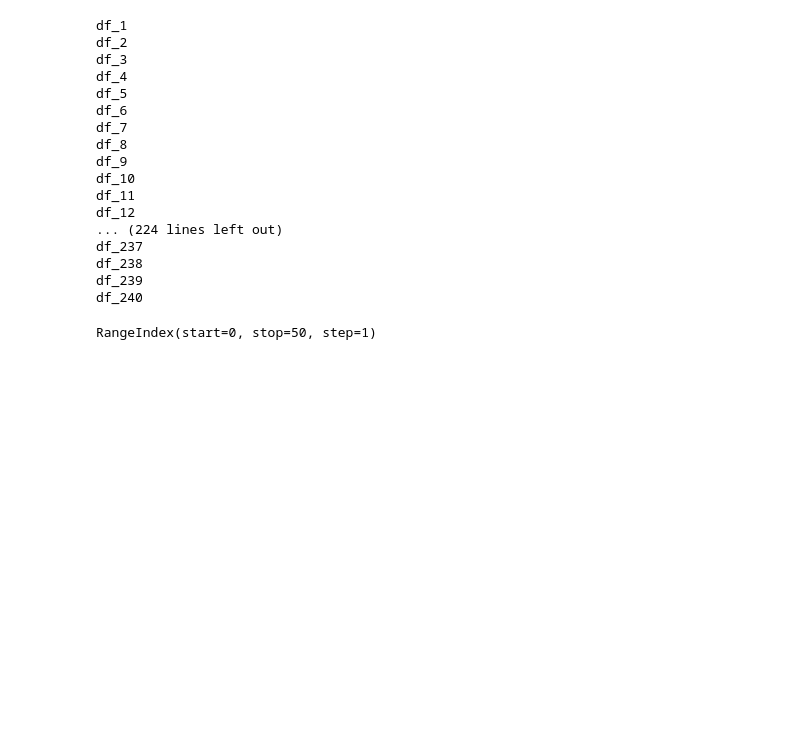
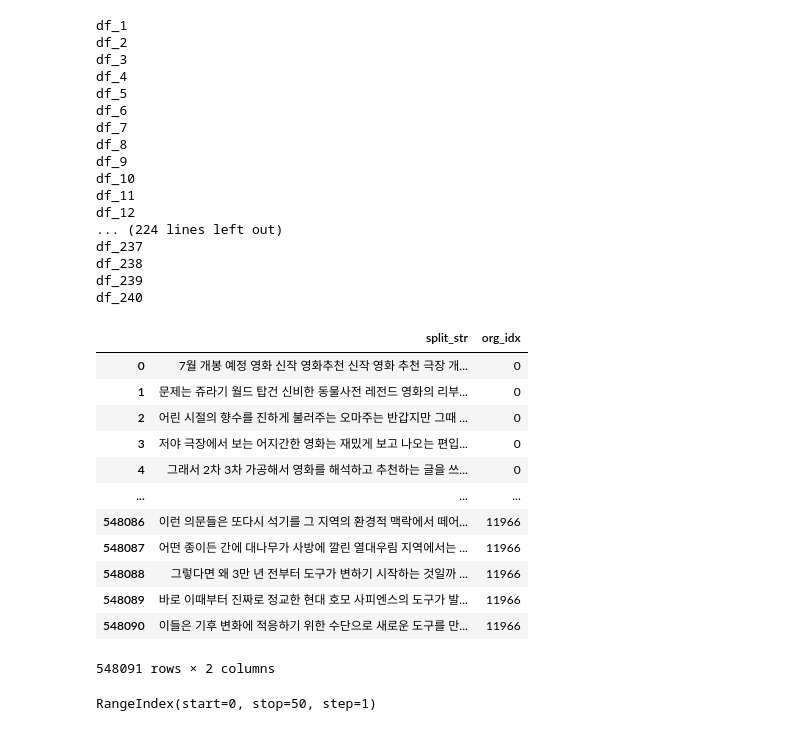
Before and after one commit to DDalaDDula/NIFoS, a Jupyter notebook: 문화/한글_텍스트_전처리/한글_텍스트_전처리_5월(불용어_제거_및_문장분리).ipynb, the cells around one changed output. Saved outputs shown, nothing was run; the diff lists cells and outputs as text; code cells hidden in the pictures; blank space fills up the shorter version.

```diff
--- a/문화/한글_텍스트_전처리_6월(불용어_제거_및_문장분리).ipynb
+++ b/문화/한글_텍스트_전처리/한글_텍스트_전처리_5월(불용어_제거_및_문장분리).ipynb
@@ -118,6 +118,21 @@ df_240
 # %%
-df2 = pd.read_csv("./나무문화/2022/나무문화_본문_6월_전처리.csv", encoding='UTF-8')
+import pandas as pd
+df2 = pd.read_csv("../dataset/2022/본문_전처리/나무문화_본문_5월_전처리.csv", encoding='UTF-8')
 df2
+# %% [output]
+|  | split_str | org_idx |
+| 0 | 7월 개봉 예정 영화 신작 영화추천 신작 영화 추천 극장 개... | 0 |
+| 1 | 문제는 쥬라기 월드 탑건 신비한 동물사전 레전드 영화의 리부... | 0 |
+| 2 | 어린 시절의 향수를 진하게 불러주는 오마주는 반갑지만 그때 ... | 0 |
+| 3 | 저야 극장에서 보는 어지간한 영화는 재밌게 보고 나오는 편입... | 0 |
+| 4 | 그래서 2차 3차 가공해서 영화를 해석하고 추천하는 글을 쓰... | 0 |
+| ... | ... | ... |
+| 548086 | 이런 의문들은 또다시 석기를 그 지역의 환경적 맥락에서 떼어... | 11966 |
+| 548087 | 어떤 종이든 간에 대나무가 사방에 깔린 열대우림 지역에서는 ... | 11966 |
+| 548088 | 그렇다면 왜 3만 년 전부터 도구가 변하기 시작하는 것일까 ... | 11966 |
+| 548089 | 바로 이때부터 진짜로 정교한 현대 호모 사피엔스의 도구가 발... | 11966 |
+| 548090 | 이들은 기후 변화에 적응하기 위한 수단으로 새로운 도구를 만... | 11966 |
+548091 rows × 2 columns
 # %%
 dfs['df_1']['split_list'].index
 # %% [output]
```
Also changed, not shown: parts of 5 cells of this notebook, 33 other files.
